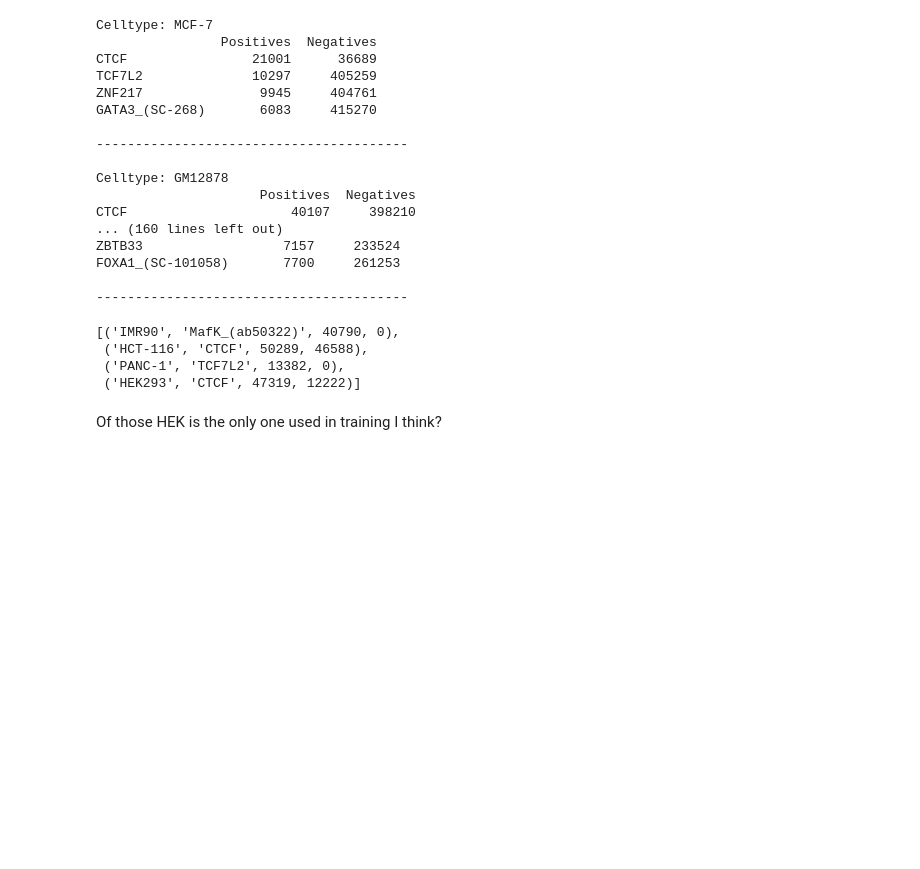
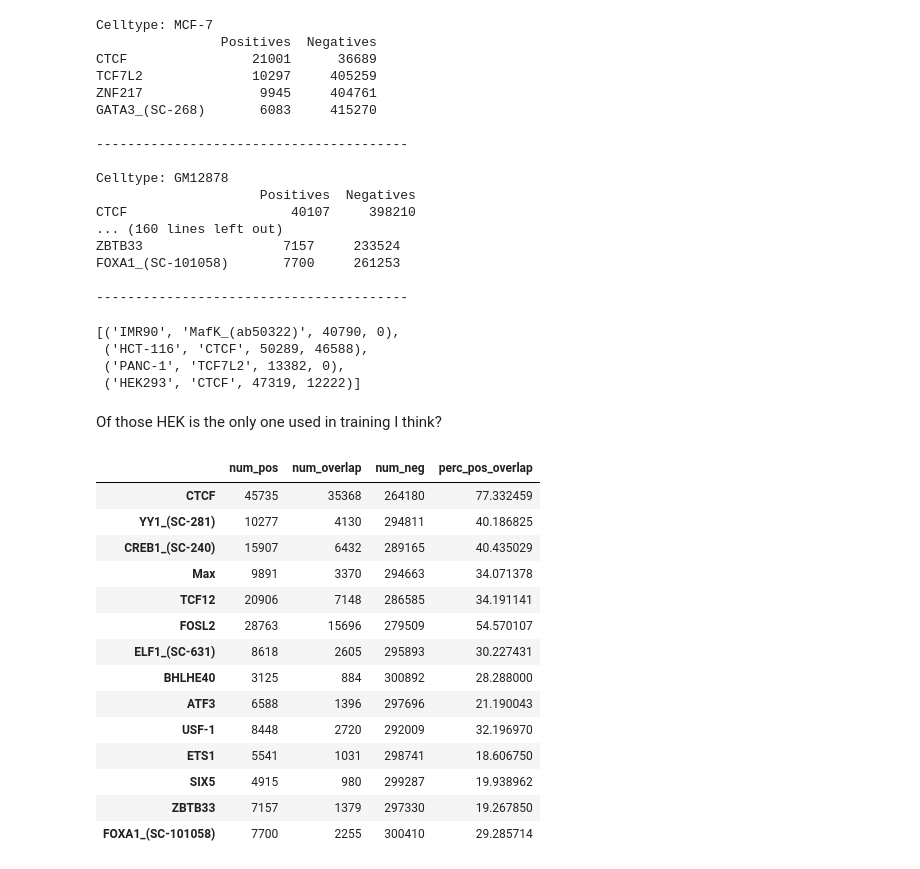
Before and after one commit to NatanTourne/TFBS-negatives, a Jupyter notebook: testing_ground/20250602_number_of_positives.ipynb, the cells around one changed output. Cells and saved outputs as stored; diff of their text form; code cells hidden in the pictures; blank space fills up the shorter version.

```diff
--- a/testing_ground/20250602_number_of_positives.ipynb
+++ b/testing_ground/20250602_number_of_positives.ipynb
@@ -4,7 +4,7 @@ import h5torch
 import numpy as np
 import requests
 # %%
-data_folder = "/data/home/natant/Negatives/Data/Encode690/ENCODE_hg38_subset_101bp_celltypes_ATAC_H5_all_chr copy"
+data_folder = "/data/home/natant/Negatives/Data/Encode690/ENCODE_hg38_subset_101bp_celltypes_ATAC_H5_all_chr"
 h5t_files = [f for f in os.listdir(data_folder) if f.endswith('.h5t')]
 dicts = {}
 for h5t_file in h5t_files:
@@ -118,3 +103,81 @@ more_positives
  ('HEK293', 'CTCF', 47319, 12222)]
 # %% [markdown]
 Of those HEK is the only one used in training I think?
+# %%
+central = file["central"][:]
+atac_track = central[0,:]
+num_pos = (central[1,:]==1).sum()
+num_overlap = ((central[1,:]==2) & (atac_track==1)).sum()
+num_neg = ((central[1,:]==0) & (atac_track==1)).sum()
+# %%
+metrics_tables = {}
+
+for h5t_file in h5t_files:
+    file_path = os.path.join(data_folder, h5t_file)
+    file = h5torch.File(file_path, 'r')
+    prot_names = file["0/prot_names"][:]
+    central = file["central"][:]
+    celltype = h5t_file.split('.')[0]
+
+    # Find ATAC index and track
+    atac_idx = np.where(prot_names == b"ATAC_peak")[0]
+    if len(atac_idx) == 0:
+        continue
+    atac_idx = atac_idx[0]
+    atac_track = central[atac_idx, :]
+
+    tf_metrics = {}
+    for i, name in enumerate(prot_names):
+        if i == atac_idx:
+            continue  # skip ATAC
+        tf_name = name.decode()
+        tf_track = central[i,:]
+        num_pos = (tf_track==1).sum()
+
+        overlap_locs = (tf_track==2) & (atac_track==1)
+
+        # Find indices where tf_track is 1 (true positions)
+        true_indices = np.where(tf_track == 1)[0]
+
+        # Shift overlap_locs left and right
+        before = np.roll(overlap_locs, 1)
+        after = np.roll(overlap_locs, -1)
+        before[0] = False
+        after[-1] = False
+
+        # Find true_indices where either neighbor is True
+        bordered_mask = before[true_indices] | after[true_indices]
+        bordered_by_overlap = true_indices[bordered_mask]
+        num_overlap = len(bordered_by_overlap)
+        num_neg = ((tf_track==0) & (atac_track==1)).sum()
+
+
+        tf_metrics[tf_name] = (int(num_pos), int(num_overlap), int(num_neg))
+
+    metrics_tables[celltype] = pd.DataFrame(
+        tf_metrics, index=['num_pos', 'num_overlap', 'num_neg']
+    ).T
+
+# Example: display the table for A549
+# Add perc_pos_overlap column for all celltypes
+for celltype, table in metrics_tables.items():
+    table['perc_pos_overlap'] = (table['num_overlap'] / table['num_pos']) * 100
+
+# Example: display the table for A549
+metrics_tables['A549']
+# %% [output]
+|  | num_pos | num_overlap | num_neg | perc_pos_overlap |
+| CTCF | 45735 | 35368 | 264180 | 77.332459 |
+| YY1_(SC-281) | 10277 | 4130 | 294811 | 40.186825 |
+| CREB1_(SC-240) | 15907 | 6432 | 289165 | 40.435029 |
+| Max | 9891 | 3370 | 294663 | 34.071378 |
+| TCF12 | 20906 | 7148 | 286585 | 34.191141 |
+| FOSL2 | 28763 | 15696 | 279509 | 54.570107 |
+| ELF1_(SC-631) | 8618 | 2605 | 295893 | 30.227431 |
+| BHLHE40 | 3125 | 884 | 300892 | 28.288000 |
+| ATF3 | 6588 | 1396 | 297696 | 21.190043 |
+| USF-1 | 8448 | 2720 | 292009 | 32.196970 |
+| ETS1 | 5541 | 1031 | 298741 | 18.606750 |
+| SIX5 | 4915 | 980 | 299287 | 19.938962 |
+| ZBTB33 | 7157 | 1379 | 297330 | 19.267850 |
+| FOXA1_(SC-101058) | 7700 | 2255 | 300410 | 29.285714 |
```
Also changed, not shown: parts of 6 cells of this notebook, 5 other files.
